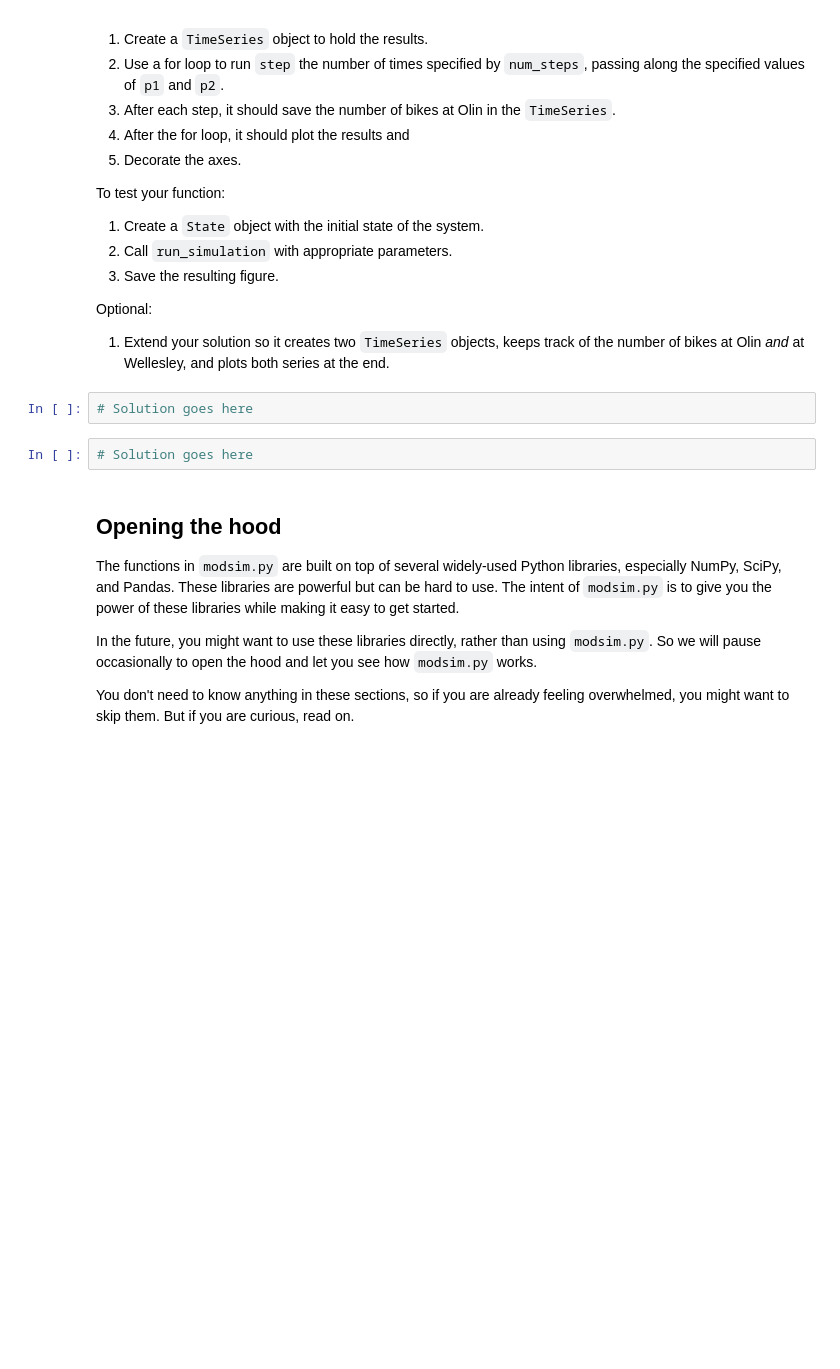
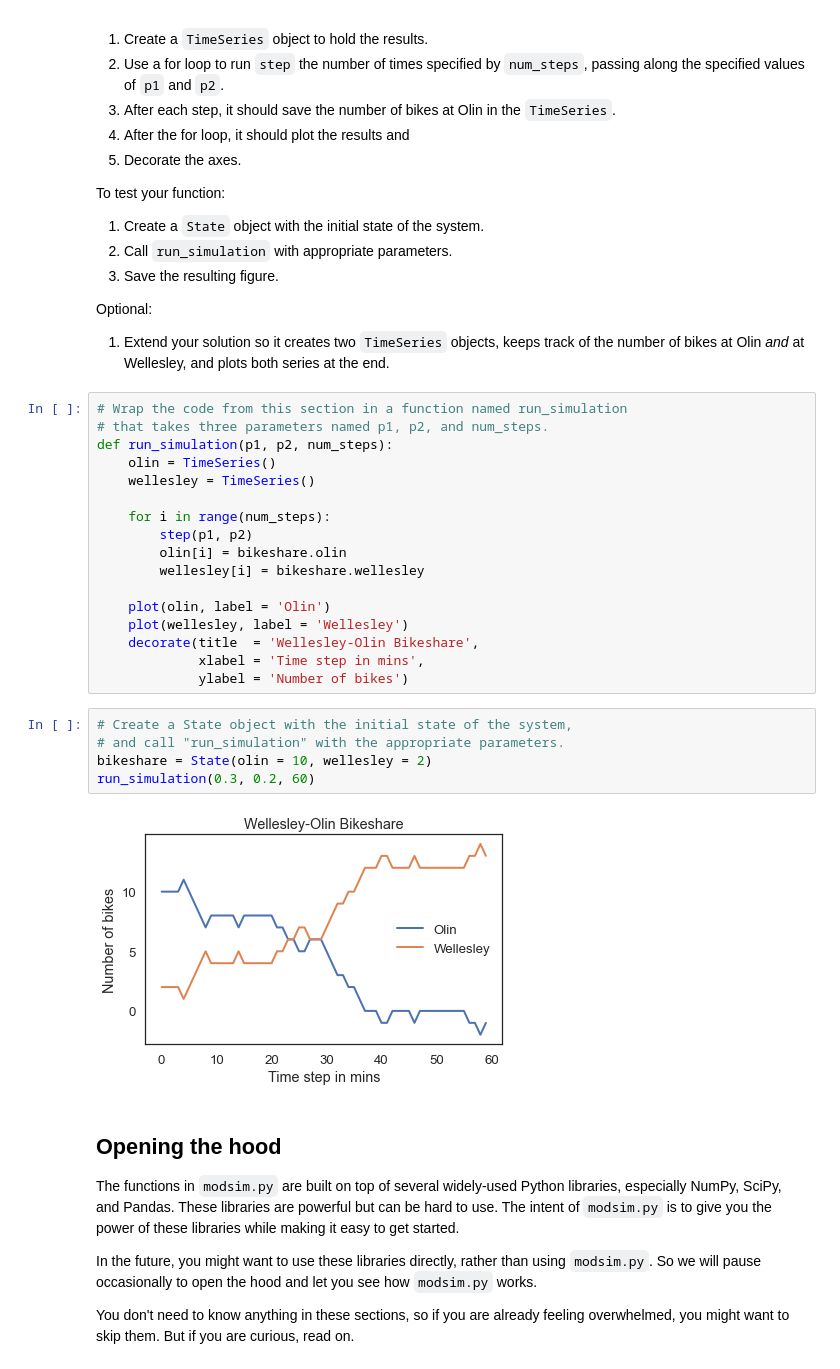
Before and after one commit to stephen-haslett/data604, a Jupyter notebook: SHaslettHomeworkOne/SHaslettHW1-Exercises-chap02.ipynb, the cells around one changed output. Cells and saved outputs as stored; diff of their text form; blank space fills up the shorter version.

```diff
--- a/SHaslettHomeworkOne/SHaslettHW1-Exercises-chap02.ipynb
+++ b/SHaslettHomeworkOne/SHaslettHW1-Exercises-chap02.ipynb
@@ -416,10 +460,30 @@ To test your function:
 Optional:
 
 1. Extend your solution so it creates two `TimeSeries` objects, keeps track of the number of bikes at Olin *and* at Wellesley, and plots both series at the end.
-# %%
-# Solution goes here
-# %%
-# Solution goes here
+# %%
+# Wrap the code from this section in a function named run_simulation
+# that takes three parameters named p1, p2, and num_steps.
+def run_simulation(p1, p2, num_steps):
+    olin = TimeSeries()
+    wellesley = TimeSeries()
+
+    for i in range(num_steps):
+        step(p1, p2)
+        olin[i] = bikeshare.olin
+        wellesley[i] = bikeshare.wellesley
+
+    plot(olin, label = 'Olin')
+    plot(wellesley, label = 'Wellesley')
+    decorate(title  = 'Wellesley-Olin Bikeshare',
+             xlabel = 'Time step in mins',
+             ylabel = 'Number of bikes')
+# %%
+# Create a State object with the initial state of the system,
+# and call "run_simulation" with the appropriate parameters.
+bikeshare = State(olin = 10, wellesley = 2)
+run_simulation(0.3, 0.2, 60)
+# %% [output]
+[figure, added]
 # %% [markdown]
 ## Opening the hood
 
```
Also changed, not shown: parts of 12 cells of this notebook.
